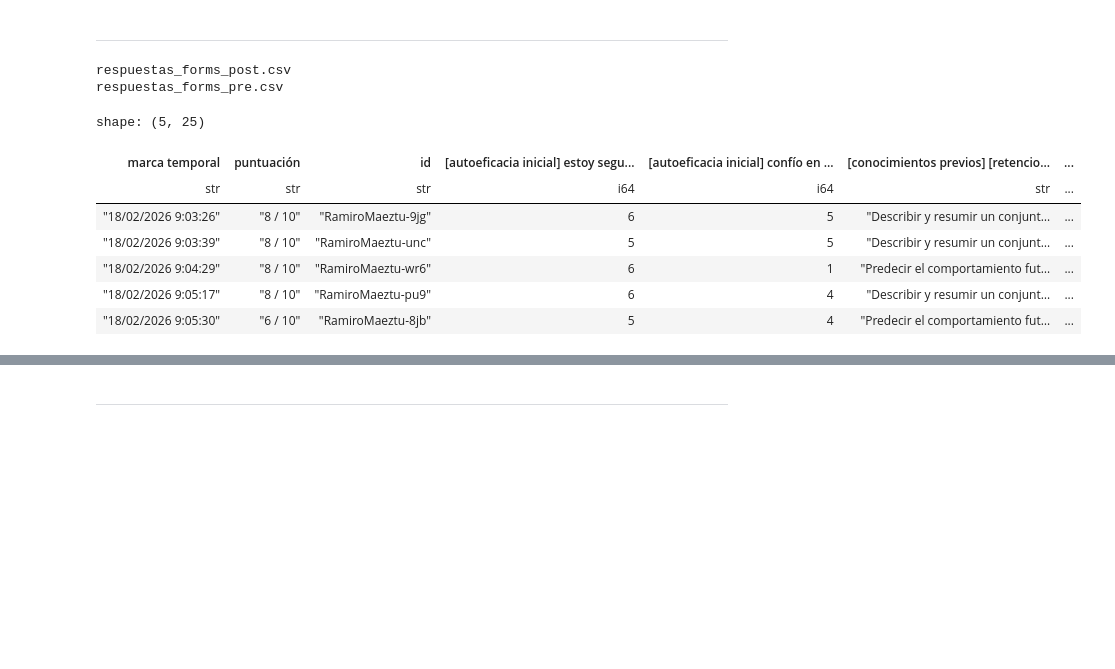
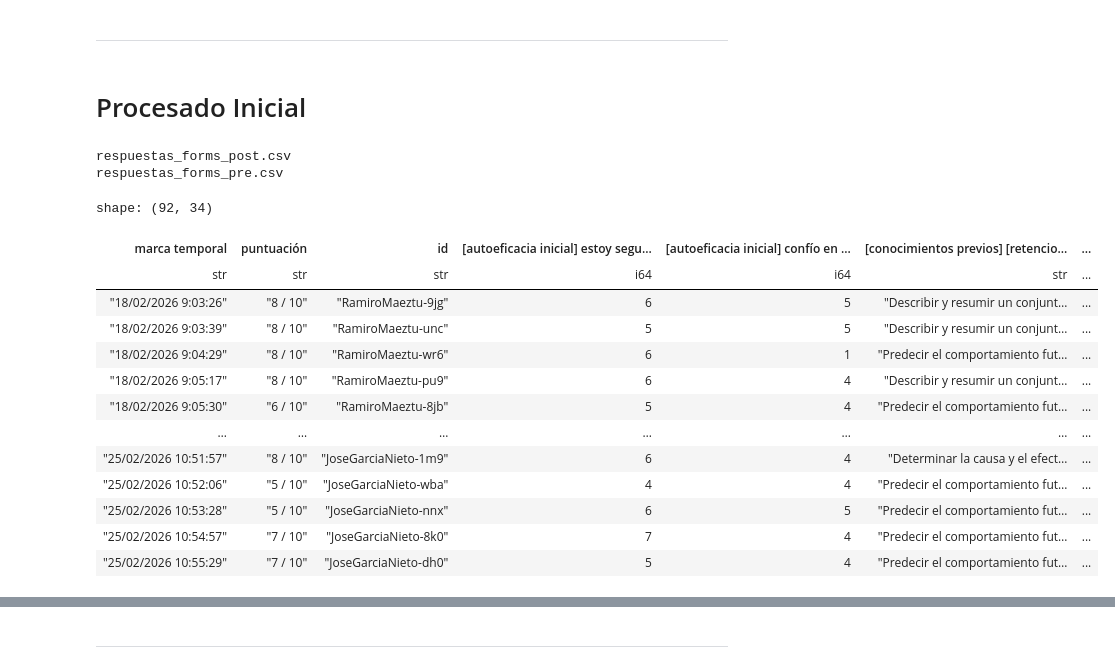
Before and after one commit to IBiDat/va-educational-impact, a Jupyter notebook: src/notebooks/forms/process_forms_data.ipynb, the cells around one changed output, grey strips where cells are left out. Drawn from its saved outputs; the diff is of its cells as text; code cells hidden in the pictures; blank space fills up the shorter version.

```diff
--- a/src/notebooks/forms/process_forms_data.ipynb
+++ b/src/notebooks/forms/process_forms_data.ipynb
@@ -203,19 +60,27 @@ def process_data(raw_data_dir, processed_data_dir):
+# %% [markdown]
+# Procesado Inicial
 # %%
 processed_data = process_data(raw_data_dir=raw_data_dir, processed_data_dir=processed_data_dir)
 # %% [output]
 respuestas_forms_post.csv
 respuestas_forms_pre.csv
 # %%
-processed_data['processed_respuestas_forms_pre.csv'].head()
+processed_data['processed_respuestas_forms_pre.csv']
 # %% [output]
-shape: (5, 25)
+shape: (92, 34)
 | marca temporal | puntuación | id | [autoeficacia inicial] estoy segu... | [autoeficacia inicial] confío en ... | [conocimientos previos] [retencio... | ... |
 | str | str | str | i64 | i64 | str | ... |
 | "18/02/2026 9:03:26" | "8 / 10" | "RamiroMaeztu-9jg" | 6 | 5 | "Describir y resumir un conjunt… | ... |
 | "18/02/2026 9:03:39" | "8 / 10" | "RamiroMaeztu-unc" | 5 | 5 | "Describir y resumir un conjunt… | ... |
 | "18/02/2026 9:04:29" | "8 / 10" | "RamiroMaeztu-wr6" | 6 | 1 | "Predecir el comportamiento fut… | ... |
 | "18/02/2026 9:05:17" | "8 / 10" | "RamiroMaeztu-pu9" | 6 | 4 | "Describir y resumir un conjunt… | ... |
 | "18/02/2026 9:05:30" | "6 / 10" | "RamiroMaeztu-8jb" | 5 | 4 | "Predecir el comportamiento fut… | ... |
+| … | … | … | … | … | … | ... |
+| "25/02/2026 10:51:57" | "8 / 10" | "JoseGarciaNieto-1m9" | 6 | 4 | "Determinar la causa y el efect… | ... |
+| "25/02/2026 10:52:06" | "5 / 10" | "JoseGarciaNieto-wba" | 4 | 4 | "Predecir el comportamiento fut… | ... |
+| "25/02/2026 10:53:28" | "5 / 10" | "JoseGarciaNieto-nnx" | 6 | 5 | "Predecir el comportamiento fut… | ... |
+| "25/02/2026 10:54:57" | "7 / 10" | "JoseGarciaNieto-8k0" | 7 | 4 | "Predecir el comportamiento fut… | ... |
+| "25/02/2026 10:55:29" | "7 / 10" | "JoseGarciaNieto-dh0" | 5 | 4 | "Predecir el comportamiento fut… | ... |
 # %%
 processed_data['processed_respuestas_forms_post.csv']
 # %% [output]
```
Also changed, not shown: parts of 34 cells of this notebook, 3 other files.
